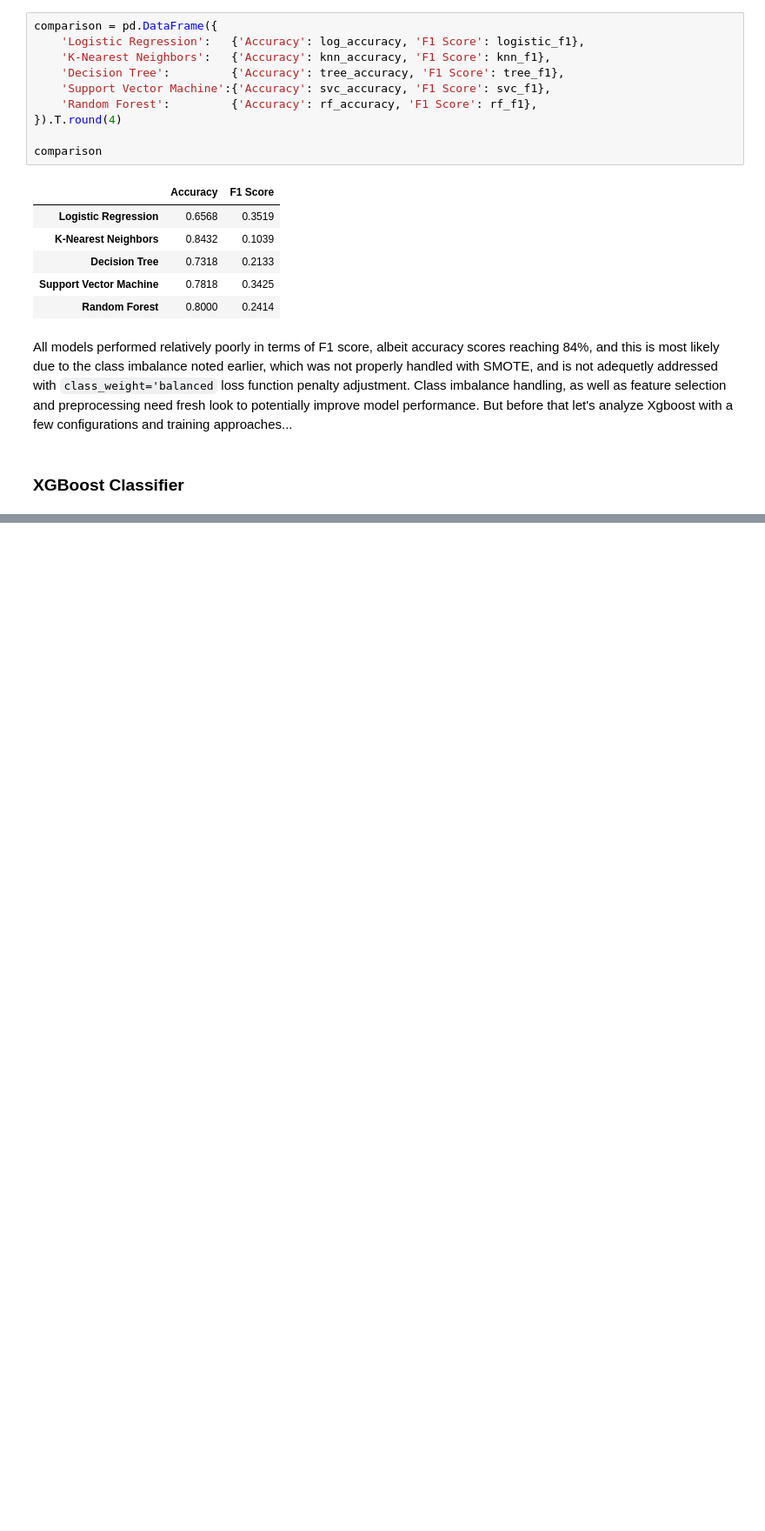
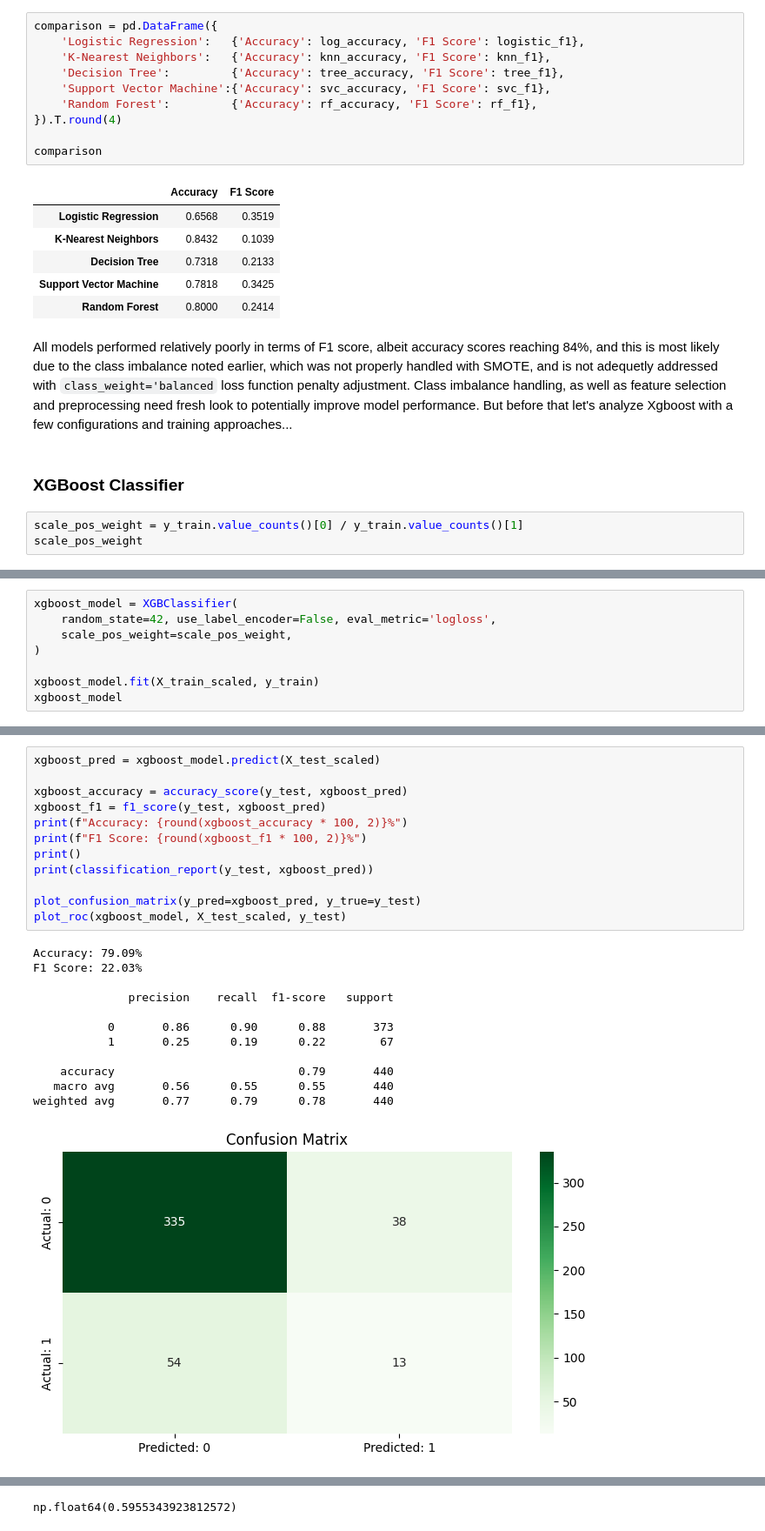
Before and after one commit to mtfattahpour/chd-prediction, a Jupyter notebook: notebooks/model_training2.ipynb, the cells around one changed output, grey strips where cells are left out. Shown: that part at 87% size. Cells and saved outputs as stored; diff of their text form; blank space fills up the shorter version.

Commit message:
Added XGboost, model comparisons and a few notes.

```diff
--- a/notebooks/model_training2.ipynb
+++ b/notebooks/model_training2.ipynb
@@ -495,3 +495,6 @@ comparison
 All models performed relatively poorly in terms of F1 score, albeit accuracy scores reaching 84%, and this is most likely due to the class imbalance noted earlier, which was not properly handled with SMOTE, and is not adequetly addressed with `class_weight='balanced` loss function penalty adjustment. Class imbalance handling, as well as feature selection and preprocessing need fresh look to potentially improve model performance. But before that let's analyze Xgboost with a few configurations and training approaches...
 # %% [markdown]
 ### XGBoost Classifier
+# %%
+scale_pos_weight = y_train.value_counts()[0] / y_train.value_counts()[1]
+scale_pos_weight
@@ -497,0 +503,8 @@ All models performed relatively poorly in terms of F1 score, albeit accuracy sco
+# %%
+xgboost_model = XGBClassifier(
+    random_state=42, use_label_encoder=False, eval_metric='logloss',
+    scale_pos_weight=scale_pos_weight,
+)
+
+xgboost_model.fit(X_train_scaled, y_train)
+xgboost_model
@@ -497,0 +523,25 @@ All models performed relatively poorly in terms of F1 score, albeit accuracy sco
+# %%
+xgboost_pred = xgboost_model.predict(X_test_scaled)
+
+xgboost_accuracy = accuracy_score(y_test, xgboost_pred)
+xgboost_f1 = f1_score(y_test, xgboost_pred)
+print(f"Accuracy: {round(xgboost_accuracy * 100, 2)}%")
+print(f"F1 Score: {round(xgboost_f1 * 100, 2)}%")
+print()
+print(classification_report(y_test, xgboost_pred))
+
+plot_confusion_matrix(y_pred=xgboost_pred, y_true=y_test)
+plot_roc(xgboost_model, X_test_scaled, y_test)
+# %% [output]
+Accuracy: 79.09%
+F1 Score: 22.03%
+
+              precision    recall  f1-score   support
+
+           0       0.86      0.90      0.88       373
+           1       0.25      0.19      0.22        67
+
+    accuracy                           0.79       440
+   macro avg       0.56      0.55      0.55       440
+weighted avg       0.77      0.79      0.78       440
+[figure, added]
@@ -497,0 +549 @@ All models performed relatively poorly in terms of F1 score, albeit accuracy sco
+np.float64(0.5955343923812572)
```
Also changed, not shown: parts of 13 cells of this notebook.
